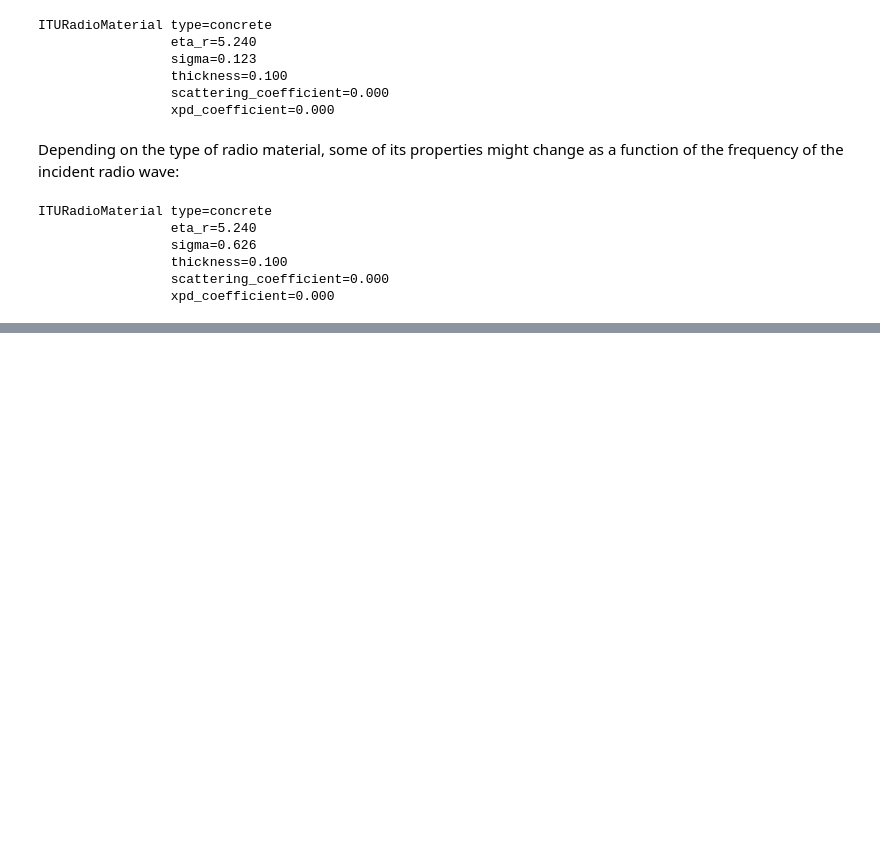
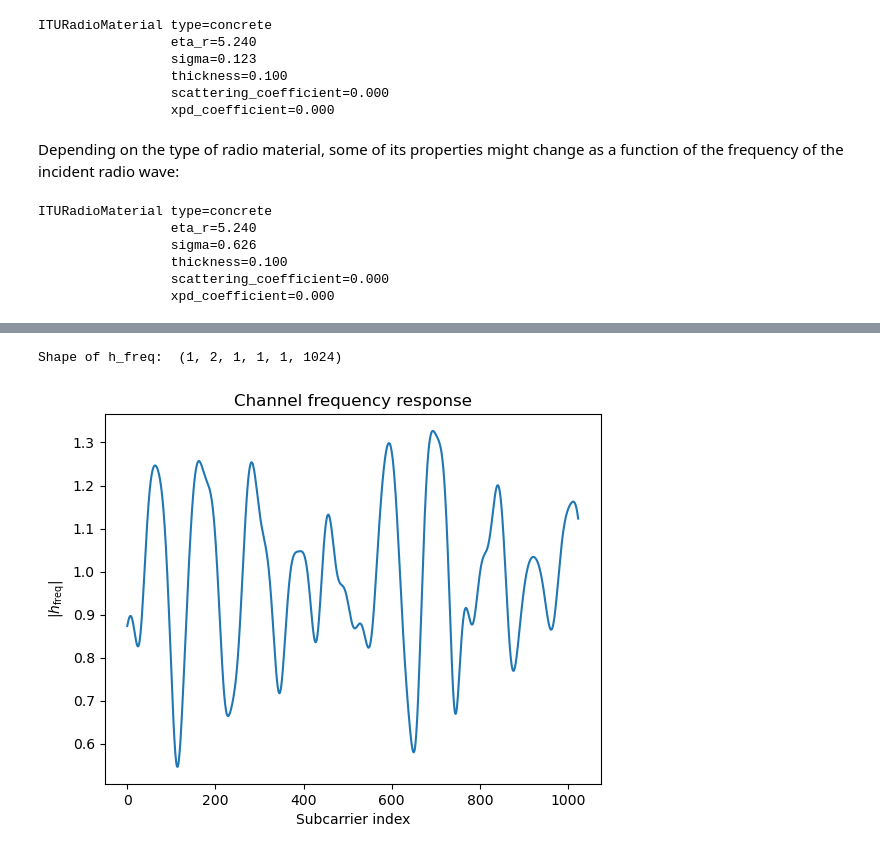
Before and after one commit to ThevinduSK/Sionna-Experiments, a Jupyter notebook: Sionna/sionna_intro.ipynb, the cells around one changed output, grey strips where cells are left out. Drawn from its saved outputs; the diff is of its cells as text; code cells hidden in the pictures; blank space fills up the shorter version.

```diff
--- a/Sionna/sionna_intro.ipynb
+++ b/Sionna/sionna_intro.ipynb
@@ -104,0 +192,26 @@ ITURadioMaterial type=concrete
+# %%
+# OFDM System Parameters
+num_subcarriers = 1024
+subcarrier_spacing = 30e3
+
+# Compute frequencies of subcarriers relative to the carrier frequency
+frequencies = subcarrier_frequencies(num_subcarriers, subcarrier_spacing)
+
+# Compute channel frequency responses
+h_freq = paths.cfr(frequencies=frequencies,
+                   normalize=True,
+                   normalize_delays=True,
+                   out_type="numpy")
+
+# Shape: [num_rx, num_rx_ant, num_tx, num_tx_ant, num_time_steps, num_subcarriers]
+print("Shape of h_freq: ", h_freq.shape)
+
+# Plot absolute value
+plt.figure()
+plt.plot(np.abs(h_freq)[0,0,0,0,0,:]);
+plt.xlabel("Subcarrier index");
+plt.ylabel(r"|$h_\text{freq}$|");
+plt.title("Channel frequency response");
+# %% [output]
+Shape of h_freq:  (1, 2, 1, 1, 1, 1024)
+[figure, added]
```
Also changed, not shown: parts of 17 cells of this notebook, 2 other files.
